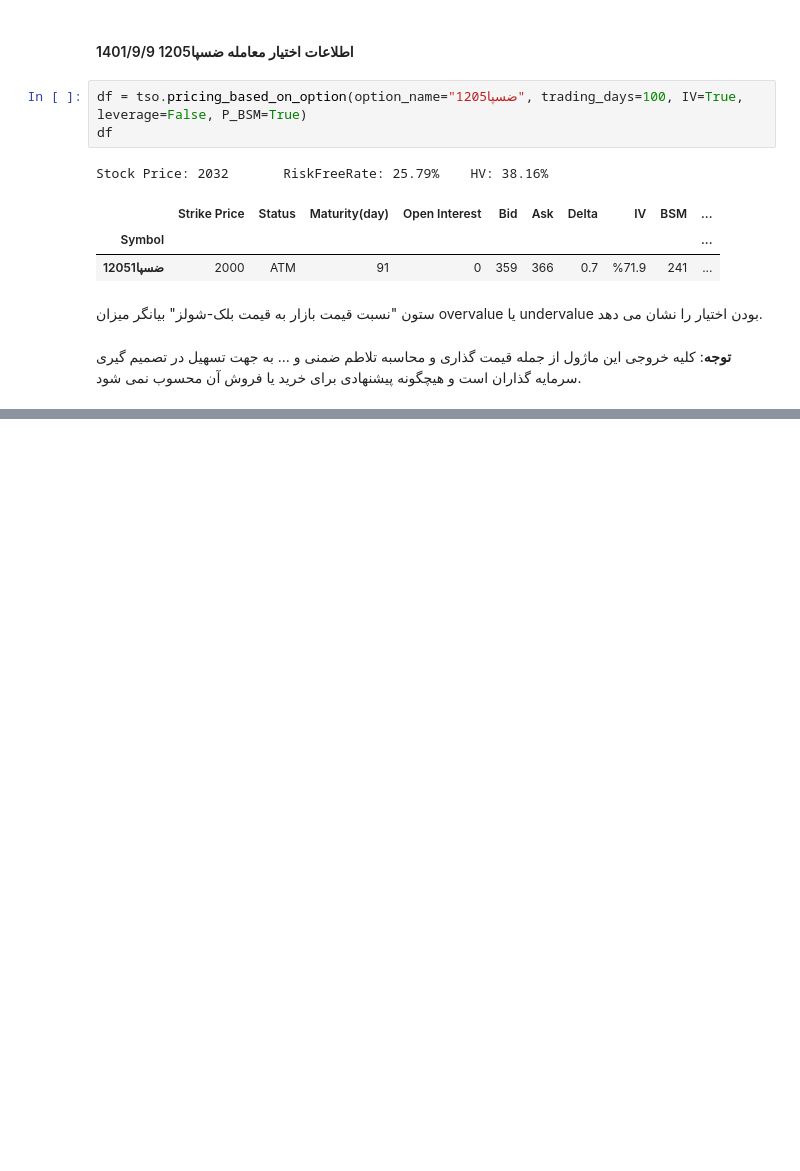
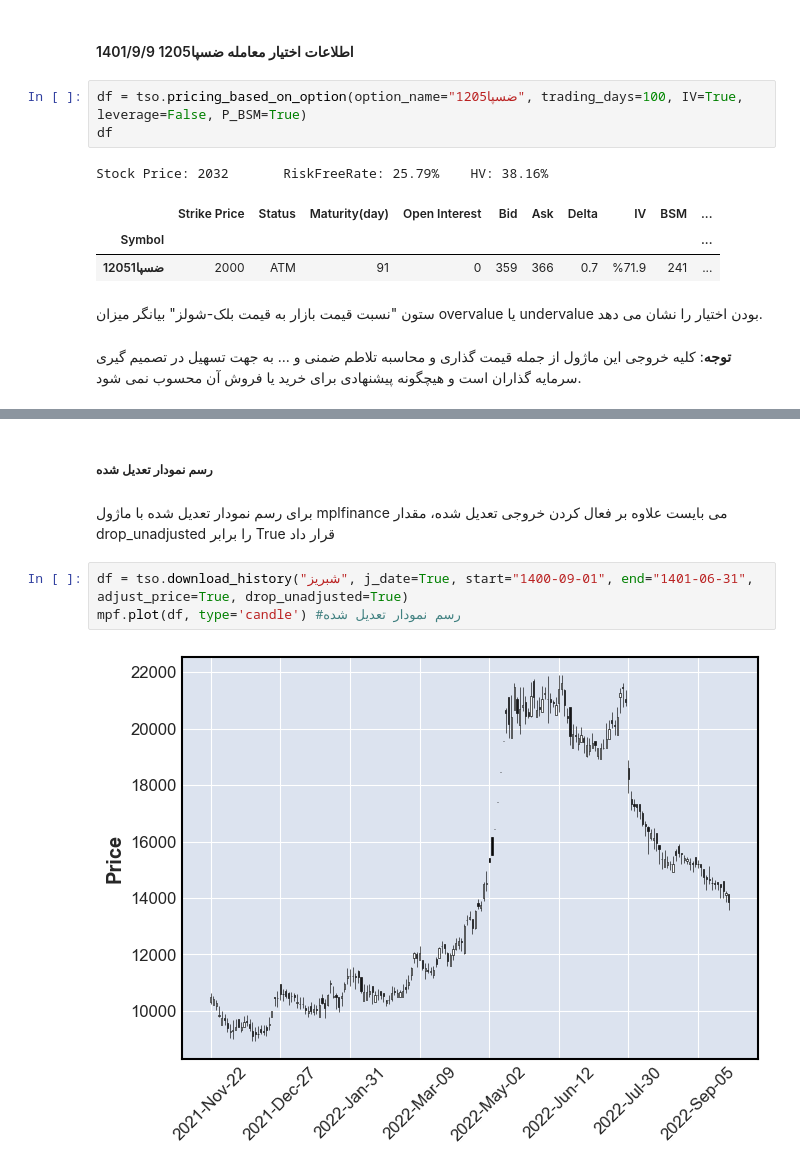
Before and after one commit to sm-sokout/tse-option, a Jupyter notebook: Example/Example.ipynb, the cells around one changed output, grey strips where cells are left out. Cells and saved outputs as stored; diff of their text form; blank space fills up the shorter version.

```diff
--- a/Example/Example.ipynb
+++ b/Example/Example.ipynb
@@ -80,0 +139,9 @@ Stock Price: 2032       RiskFreeRate: 25.79%    HV: 38.16%
+# %% [markdown]
+##### رسم نمودار تعدیل شده
+# %% [markdown]
+برای رسم نمودار تعدیل شده با ماژول mplfinance می بایست علاوه بر فعال کردن خروجی تعدیل شده، مقدار drop_unadjusted را برابر True قرار داد
+# %%
+df = tso.download_history("شبریز", j_date=True, start="1400-09-01", end="1401-06-31", adjust_price=True, drop_unadjusted=True)
+mpf.plot(df, type='candle') #رسم نمودار تعدیل شده
+# %% [output]
+[figure, added]
```
Also changed, not shown: parts of 12 cells of this notebook.
